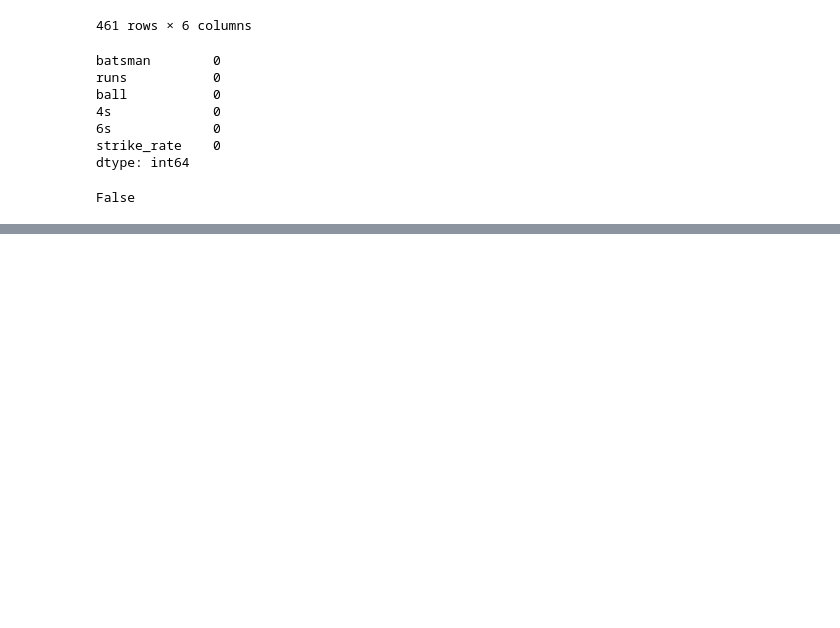
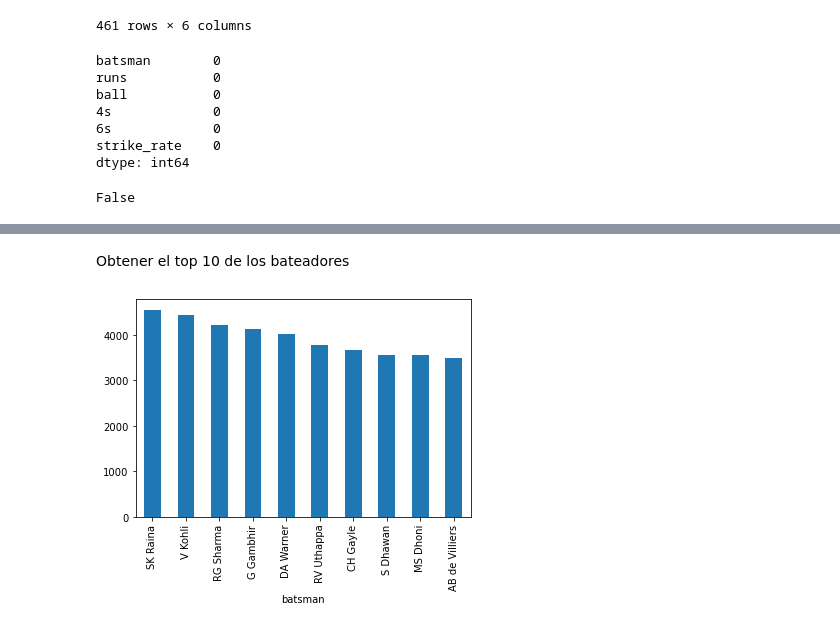
Before and after one commit to Data-Analysis-Projects-Udemy/Project-5-IPL-Data-Analysis-, a Jupyter notebook: deliveries.ipynb, the cells around one changed output, grey strips where cells are left out. Drawn from its saved outputs; the diff is of its cells as text; code cells hidden in the pictures; blank space fills up the shorter version.

Commit message:
finished batsman

```diff
--- a/deliveries.ipynb
+++ b/deliveries.ipynb
@@ -506,0 +559,8 @@ grp
+# %% [markdown]
+ Obtener el top 10 de los bateadores
+# %%
+sum_runs = df.groupby('batsman')['batsman_runs'].sum()
+sum_runs.sort_values(ascending=False)[:10].plot(kind = 'bar')
+plt.savefig("./images/top_ten.png")
+# %% [output]
+[figure, added]
```
Also changed, not shown: parts of 14 cells of this notebook, 16 other files.
